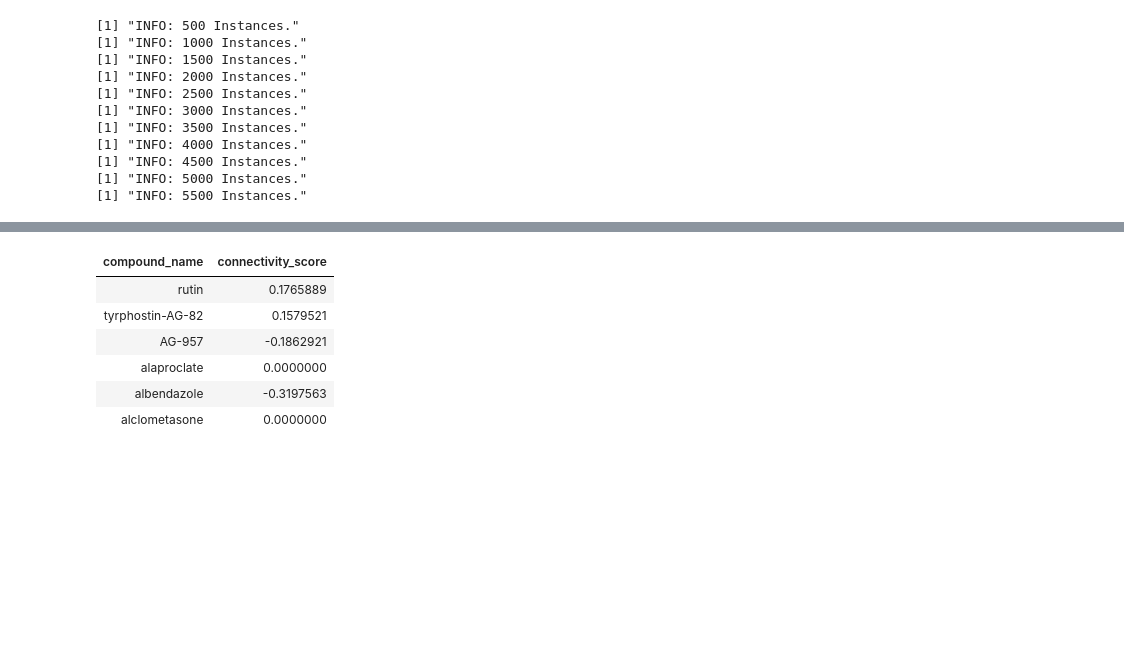
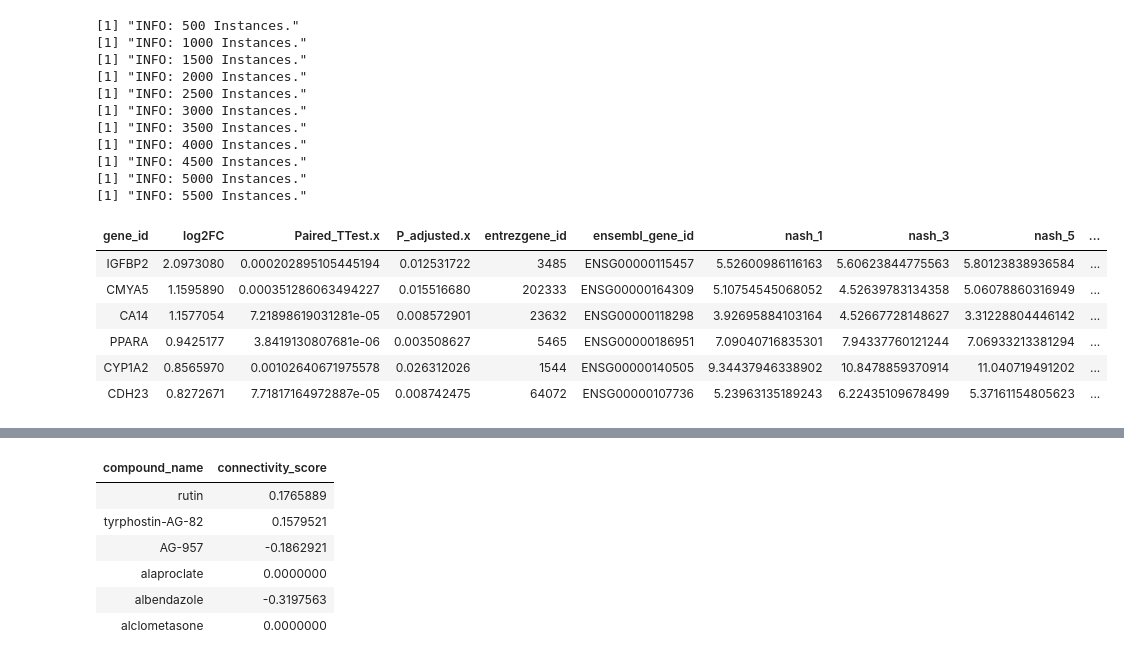
Before and after one commit to Joker-Jerome/dr_multiomics, a Jupyter notebook: code/analsyis_score.ipynb, the cells around one changed output, grey strips where cells are left out. Drawn from its saved outputs; the diff is of its cells as text; code cells hidden in the pictures; blank space fills up the shorter version.

```diff
--- a/code/analsyis_score.ipynb
+++ b/code/analsyis_score.ipynb
@@ -49,3 +82,13 @@ ks_score_vec <- ks_score(up_signature_df$entrezgene_id, down_signature_df$entrez
 [1] "INFO: 4500 Instances."
 [1] "INFO: 5000 Instances."
 [1] "INFO: 5500 Instances."
+# %%
+head(up_signature_df)
+# %% [output]
+| gene_id | log2FC | Paired_TTest.x | P_adjusted.x | entrezgene_id | ensembl_gene_id | nash_1 | nash_3 | nash_5 | ... |
+| IGFBP2 | 2.0973080 | 0.000202895105445194 | 0.012531722 | 3485 | ENSG00000115457 | 5.52600986116163 | 5.60623844775563 | 5.80123838936584 | ... |
+| CMYA5 | 1.1595890 | 0.000351286063494227 | 0.015516680 | 202333 | ENSG00000164309 | 5.10754545068052 | 4.52639783134358 | 5.06078860316949 | ... |
+| CA14 | 1.1577054 | 7.21898619031281e-05 | 0.008572901 | 23632 | ENSG00000118298 | 3.92695884103164 | 4.52667728148627 | 3.31228804446142 | ... |
+| PPARA | 0.9425177 | 3.8419130807681e-06 | 0.003508627 | 5465 | ENSG00000186951 | 7.09040716835301 | 7.94337760121244 | 7.06933213381294 | ... |
+| CYP1A2 | 0.8565970 | 0.00102640671975578 | 0.026312026 | 1544 | ENSG00000140505 | 9.34437946338902 | 10.8478859370914 | 11.040719491202 | ... |
+| CDH23 | 0.8272671 | 7.71817164972887e-05 | 0.008742475 | 64072 | ENSG00000107736 | 5.23963135189243 | 6.22435109678499 | 5.37161154805623 | ... |
```
Also changed, not shown: parts of 51 cells of this notebook, 9 other files.
